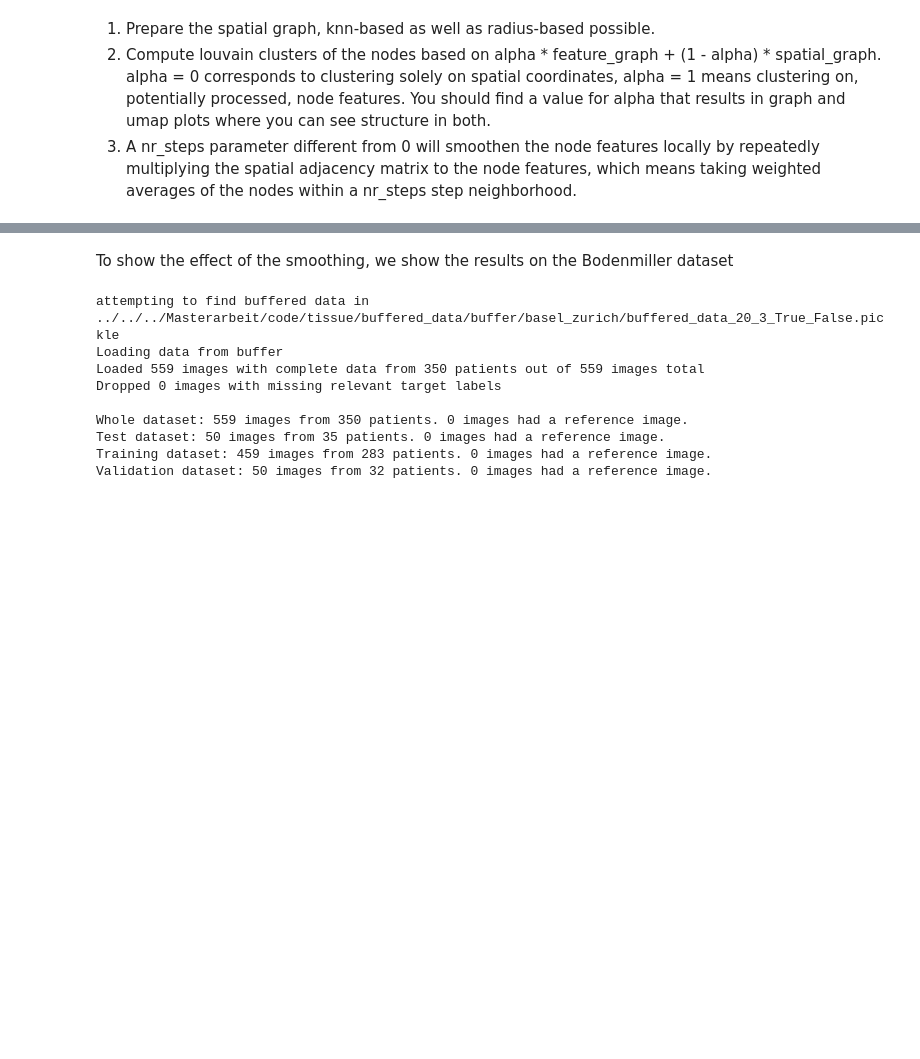
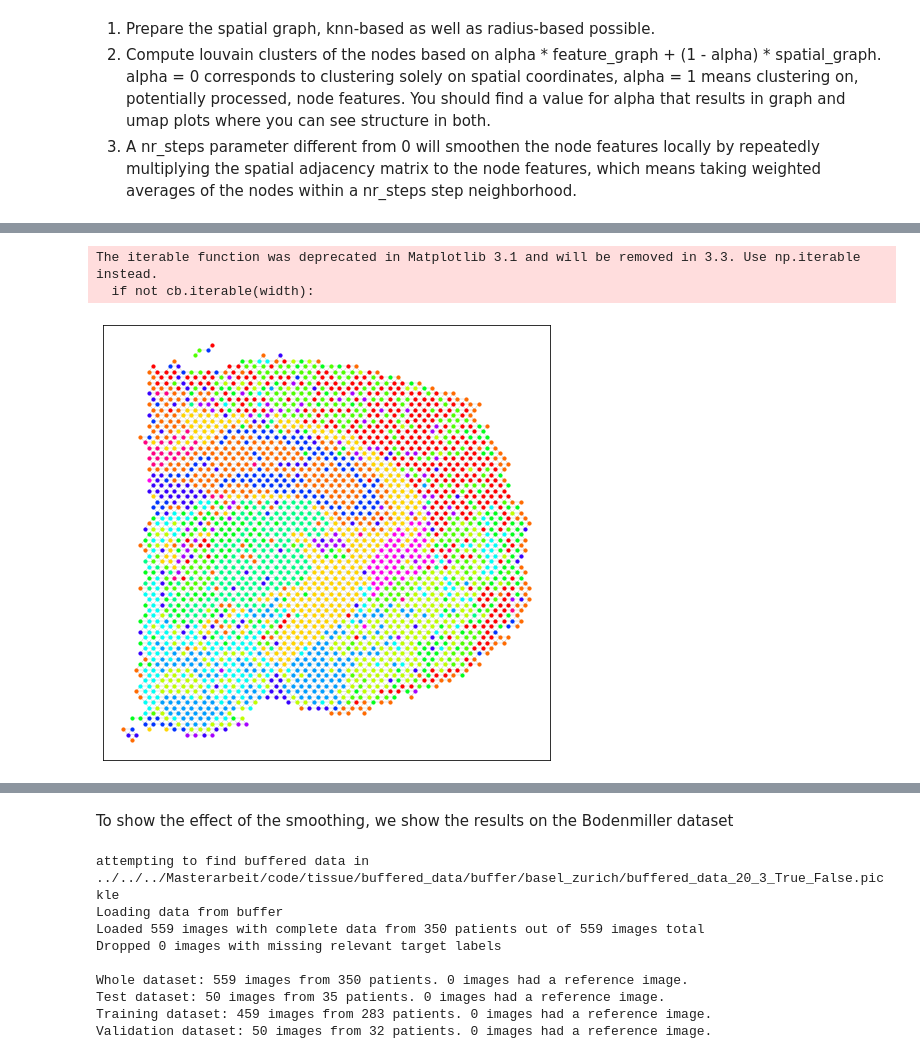
Before and after one commit to scverse/squidpy, a Jupyter notebook: notebooks/SpatialClustering.ipynb, the cells around one changed output, grey strips where cells are left out. Drawn from its saved outputs; the diff is of its cells as text; code cells hidden in the pictures; blank space fills up the shorter version.

Commit message:
added visium data to notebook

```diff
--- a/notebooks/SpatialClustering.ipynb
+++ b/notebooks/SpatialClustering.ipynb
@@ -43,3 +49,8 @@ sp.plot_louvain_on_umap(adata1)
 # %% [output]
 [figure]
 [interactive output not drawn]
+# %%
+dataset_name = "V1_Adult_Mouse_Brain"
+dataset_folder = os.path.join(
+    BASE_PATH, "20191205_10XVisium_MouseBrainCoronal_giovanni.palla"
+)
@@ -45,0 +59,7 @@ sp.plot_louvain_on_umap(adata1)
+# %%
+adata = sc.read_visium(
+    dataset_folder, count_file=f"{dataset_name}_filtered_feature_bc_matrix.h5"
+)
+adata.var_names_make_unique()
+adata.var["mt"] = adata.var_names.str.startswith("MT-")
+sc.pp.calculate_qc_metrics(adata, qc_vars=["mt"], inplace=True)
@@ -45,0 +80,6 @@ sp.plot_louvain_on_umap(adata1)
+# %%
+sp.plot_louvain_on_graph(adata)
+# %% [output]
+The iterable function was deprecated in Matplotlib 3.1 and will be removed in 3.3. Use np.iterable instead.
+  if not cb.iterable(width):
+[figure, added]
```
Also changed, not shown: parts of 6 cells of this notebook.
